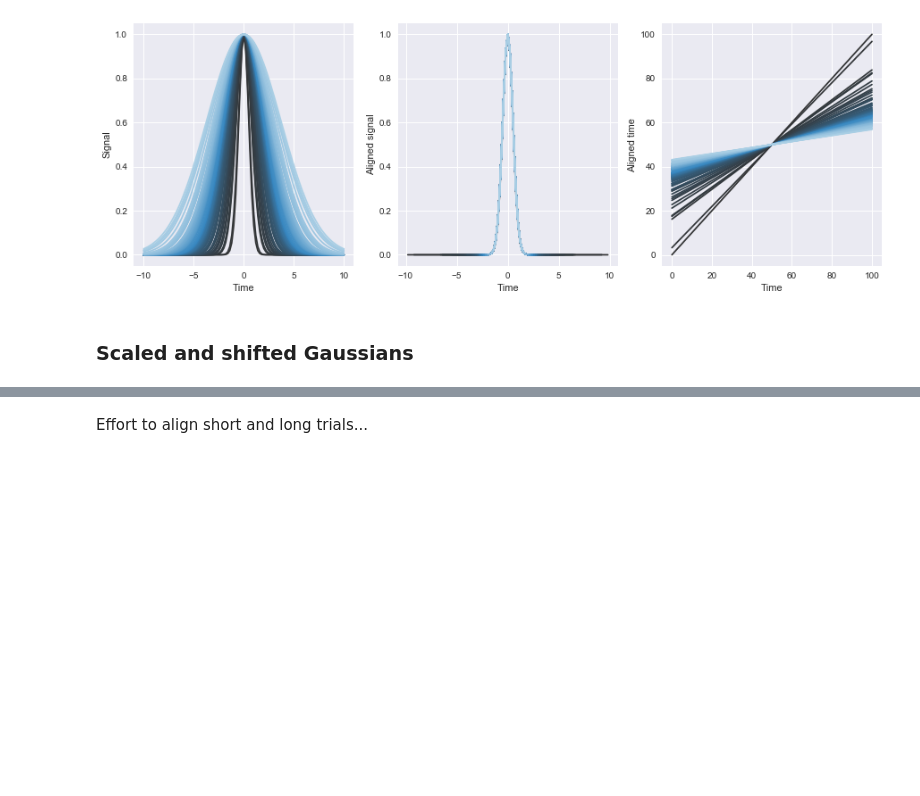
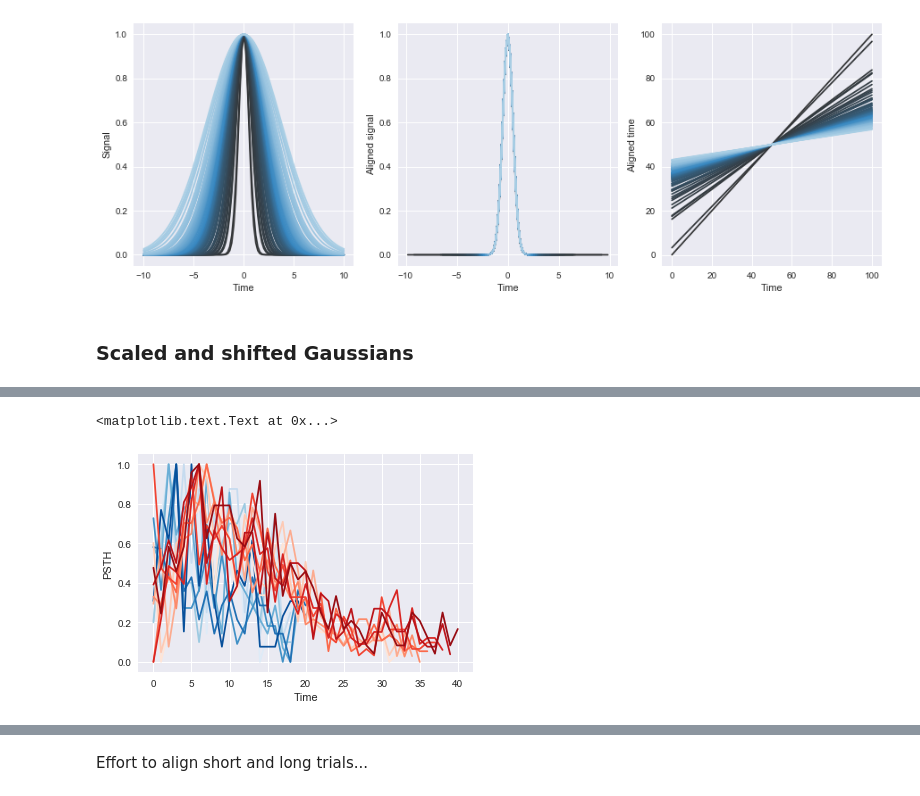
Before and after one commit to lmn93beo/twPCA-Neural-Analysis, a Jupyter notebook: twpca_neural_analysis.ipynb, the cells around one changed output, grey strips where cells are left out. Cells and saved outputs as stored; diff of their text form; code cells hidden in the pictures; blank space fills up the shorter version.

```diff
--- a/twpca_neural_analysis.ipynb
+++ b/twpca_neural_analysis.ipynb
@@ -211,12 +195,18 @@ swapped_all = np.swapaxes(swapped_all, 0, 1)
 palette_blue = sns.palettes.color_palette('Blues', t_points_short)
 palette_red = sns.palettes.color_palette('Reds', t_points_long)
 # %%
-neuron1 = swapped_all[:,:,11]
+neuron1 = swapped_all[:,:,18]
+# Normalize max PSTH to 1
+neuron1 = neuron1 / np.nanmax(neuron1, axis=1)[:,np.newaxis]
+
 for i in range(t_points_short):
-    plt.plot(neuron1[i, :].T, color=palette_blue[i]);
+    plt.plot(neuron1[i, :], color=palette_blue[i]);
 
 for i in range(t_points_long):
-    plt.plot(neuron1[t_points_short + i, :].T, color=palette_red[i]);
+    plt.plot(neuron1[t_points_short + i, :], color=palette_red[i]);
 
 plt.xlabel('Time')
 plt.ylabel('PSTH')
+# %% [output]
+<matplotlib.text.Text at 0x...>
+[figure, added]
```
Also changed, not shown: parts of 25 cells of this notebook.
